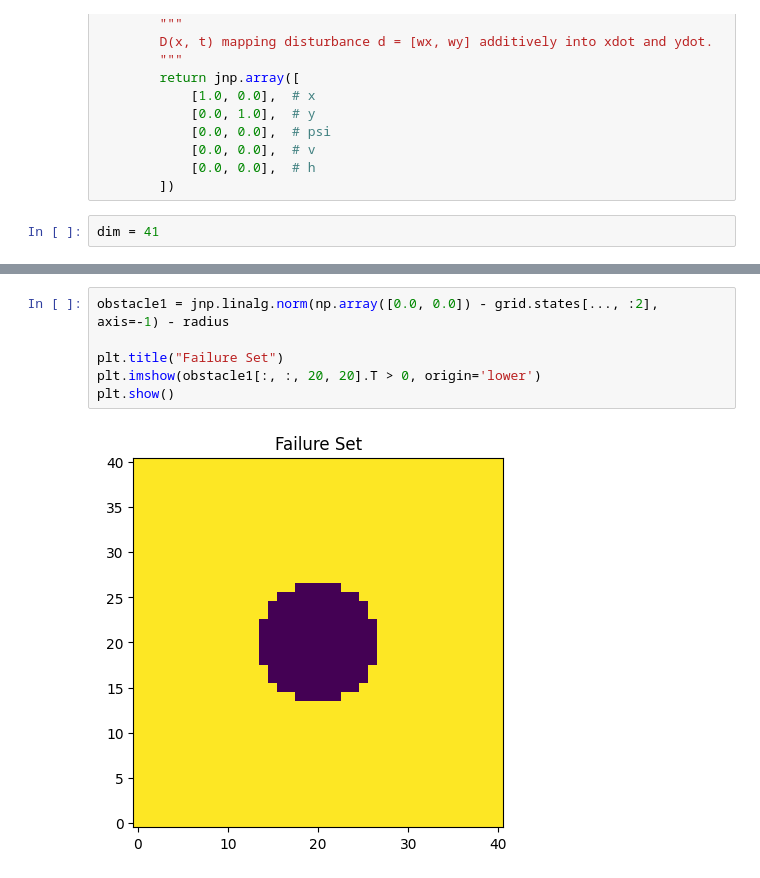
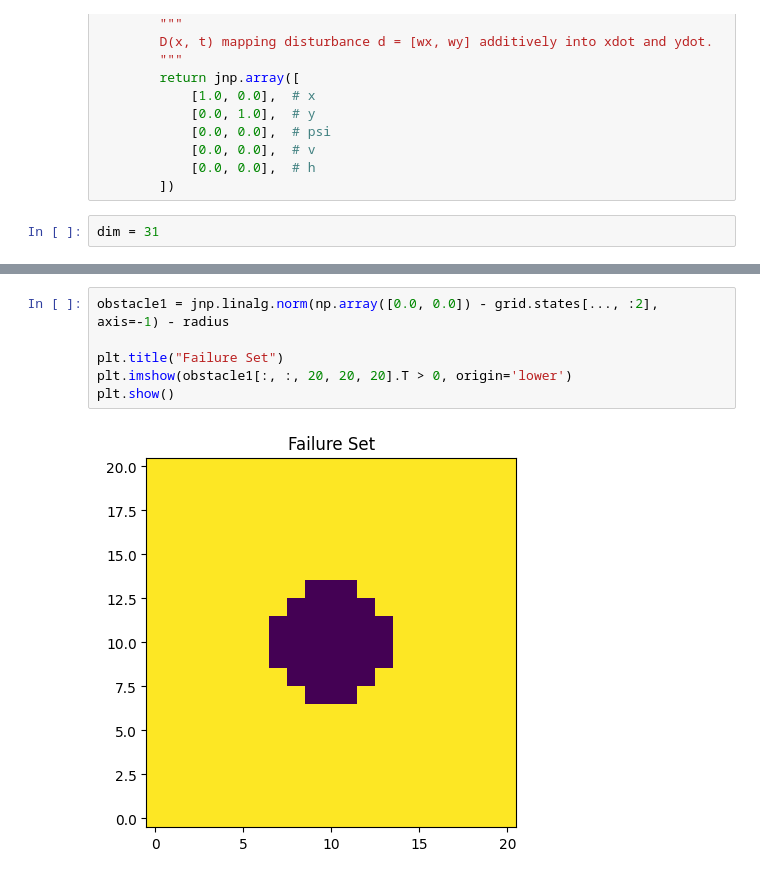
Before and after one commit to mattkiim/PytorchReachability, a Jupyter notebook: scripts/dubins_gt_heat_vel.ipynb, the cells around one changed output, grey strips where cells are left out. Cells and saved outputs as stored; diff of their text form.

```diff
--- a/scripts/dubins_gt_heat_vel.ipynb
+++ b/scripts/dubins_gt_heat_vel.ipynb
@@ -232,7 +232,7 @@ class Dubins3DWithHeat(dynamics.ControlAndDisturbanceAffineDynamics):
             [0.0, 0.0],  # h
         ])
 # %%
-dim = 41
+dim = 31
 # %%
 import jax.numpy as jnp
 import numpy as np
@@ -286,11 +286,11 @@ The local installation version must be no lower than 8900..(Set TF_CPP_MIN_LOG_L
 # %%
 obstacle1 = jnp.linalg.norm(np.array([0.0, 0.0]) - grid.states[..., :2], axis=-1) - radius
 
 plt.title("Failure Set")
-plt.imshow(obstacle1[:, :, 20, 20].T > 0, origin='lower')
+plt.imshow(obstacle1[:, :, 20, 20, 20].T > 0, origin='lower')
 plt.show()
 # %% [output]
-[figure, old version]
+[figure, new version]
 # %%
 import matplotlib.pyplot as plt
 import matplotlib.colors as mcolors
```
Also changed, not shown: parts of 3 cells of this notebook.
